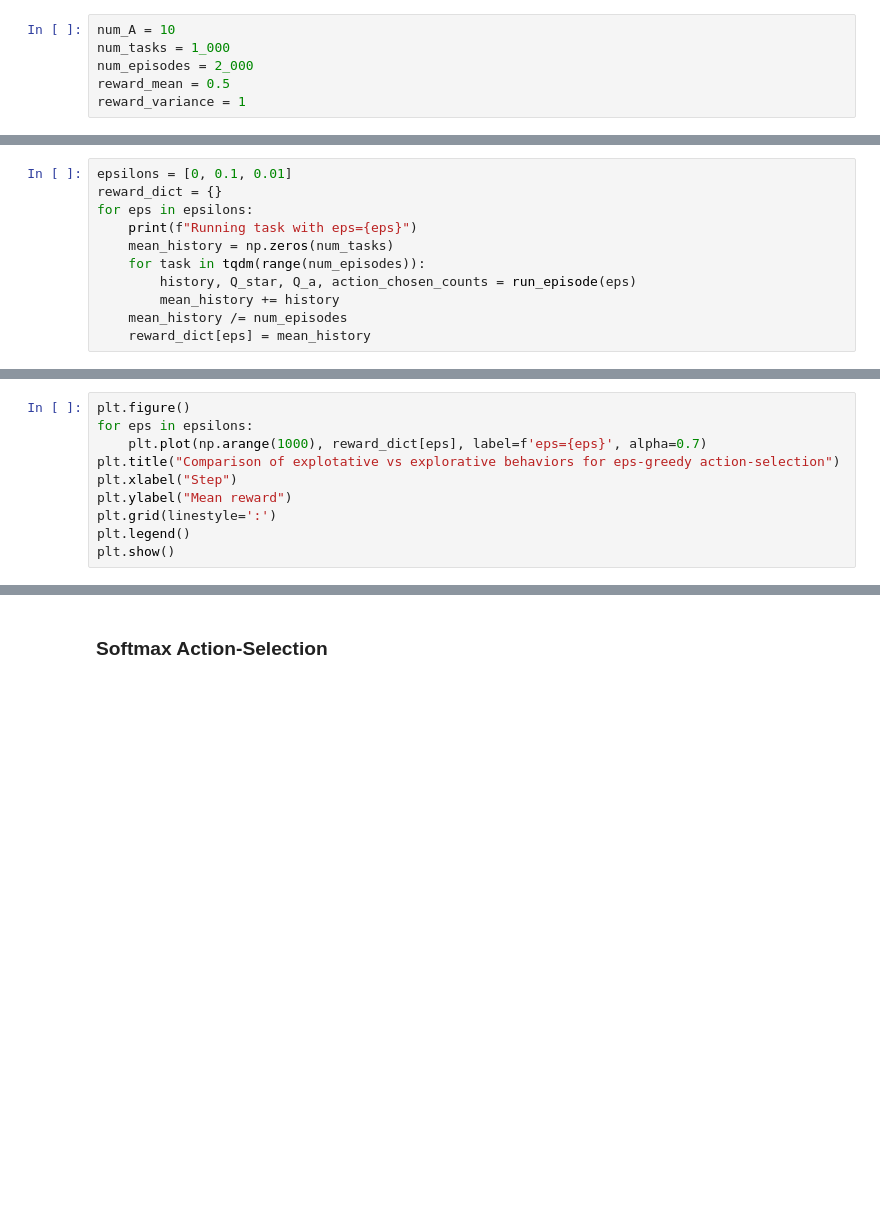
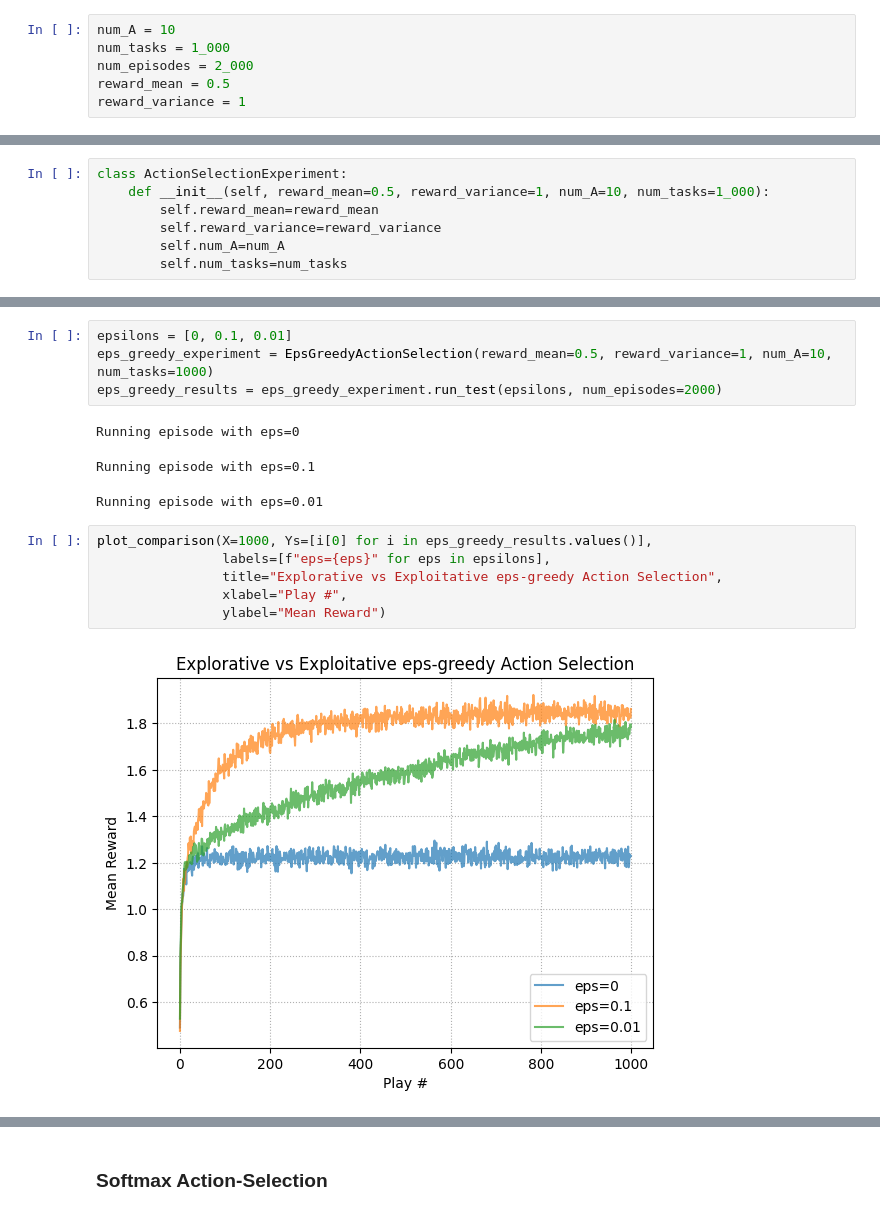
Before and after one commit to aadi219/reinforcement-learning, a Jupyter notebook: n-armed_bandit.ipynb, the cells around one changed output, grey strips where cells are left out. Cells and saved outputs as stored; diff of their text form; blank space fills up the shorter version.

Commit message:
reinforcement comparison methods + code cleanup & organisation
graph title fix

```diff
--- a/n-armed_bandit.ipynb
+++ b/n-armed_bandit.ipynb
@@ -34,11 +34,0 @@ def run_episode(eps):
-# %%
-epsilons = [0, 0.1, 0.01]
-reward_dict = {}
-for eps in epsilons:
-    print(f"Running task with eps={eps}")
-    mean_history = np.zeros(num_tasks)
-    for task in tqdm(range(num_episodes)):
-        history, Q_star, Q_a, action_chosen_counts = run_episode(eps)
-        mean_history += history
-    mean_history /= num_episodes
-    reward_dict[eps] = mean_history
@@ -49,10 +34,0 @@ Running task with eps=0.01
-# %%
-plt.figure()
-for eps in epsilons:
-    plt.plot(np.arange(1000), reward_dict[eps], label=f'eps={eps}', alpha=0.7)
-plt.title("Comparison of explotative vs explorative behaviors for eps-greedy action-selection")
-plt.xlabel("Step")
-plt.ylabel("Mean reward")
-plt.grid(linestyle=':')
-plt.legend()
-plt.show()
@@ -60,0 +35,7 @@ plt.show()
+# %%
+class ActionSelectionExperiment:
+    def __init__(self, reward_mean=0.5, reward_variance=1, num_A=10, num_tasks=1_000):
+        self.reward_mean=reward_mean
+        self.reward_variance=reward_variance
+        self.num_A=num_A
+        self.num_tasks=num_tasks
@@ -60,0 +87,16 @@ plt.show()
+# %%
+epsilons = [0, 0.1, 0.01]
+eps_greedy_experiment = EpsGreedyActionSelection(reward_mean=0.5, reward_variance=1, num_A=10, num_tasks=1000)
+eps_greedy_results = eps_greedy_experiment.run_test(epsilons, num_episodes=2000)
+# %% [output]
+Running episode with eps=0
+Running episode with eps=0.1
+Running episode with eps=0.01
+# %%
+plot_comparison(X=1000, Ys=[i[0] for i in eps_greedy_results.values()],
+                labels=[f"eps={eps}" for eps in epsilons],
+                title="Explorative vs Exploitative eps-greedy Action Selection",
+                xlabel="Play #",
+                ylabel="Mean Reward")
+# %% [output]
+[figure, added]
```
Also changed, not shown: parts of 31 cells of this notebook.
